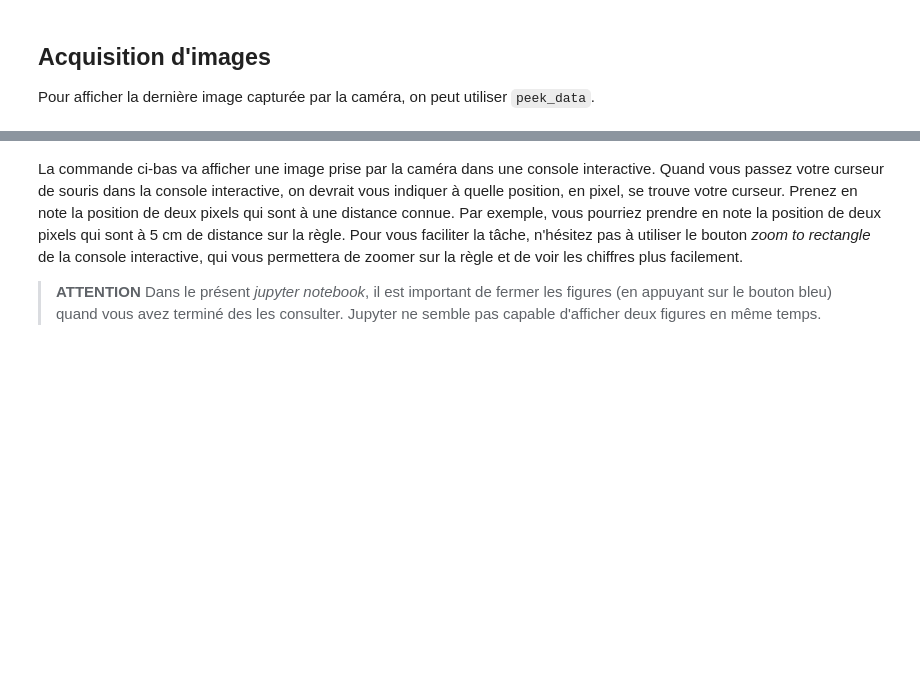
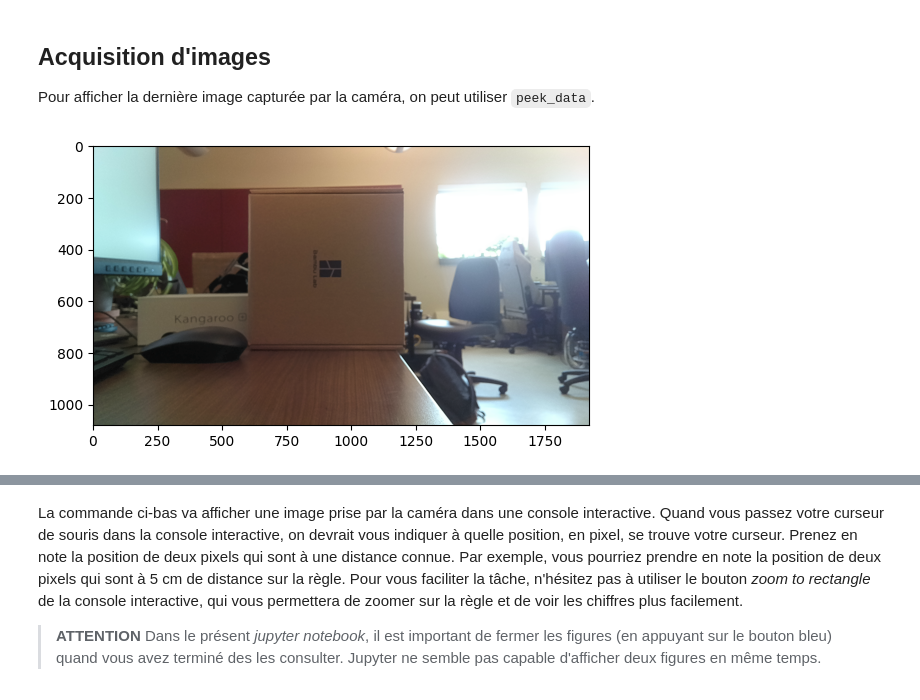
Before and after one commit to norlab-ulaval/glo4001, a Jupyter notebook: Laboratoire 3.ipynb, the cells around one changed output, grey strips where cells are left out. Drawn from its saved outputs; the diff is of its cells as text; code cells hidden in the pictures; blank space fills up the shorter version.

Commit message:
labo 3 data

```diff
--- a/Laboratoire 3.ipynb
+++ b/Laboratoire 3.ipynb
@@ -43,3 +44,11 @@ plt.show()
+# %%
+# img = camera.peek_data()
+# La boite de PLA fait 19.5 cm de large et est a une distance de 50cm
+img = cv2.imread('offline/focal.png')
+plt.imshow(img[:, :, ::-1])
+plt.show()
+# %% [output]
+[figure, added]
 # %% [markdown]
 ## Partie 1 - Calibration de la longueur focale
 
```
Also changed, not shown: parts of 8 cells of this notebook.
